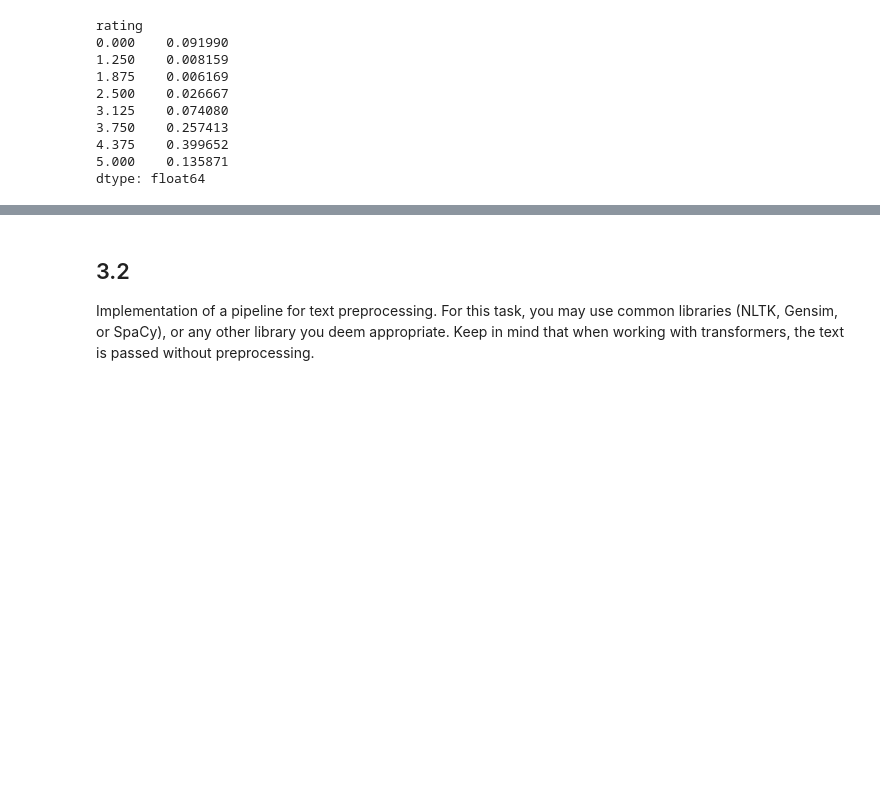
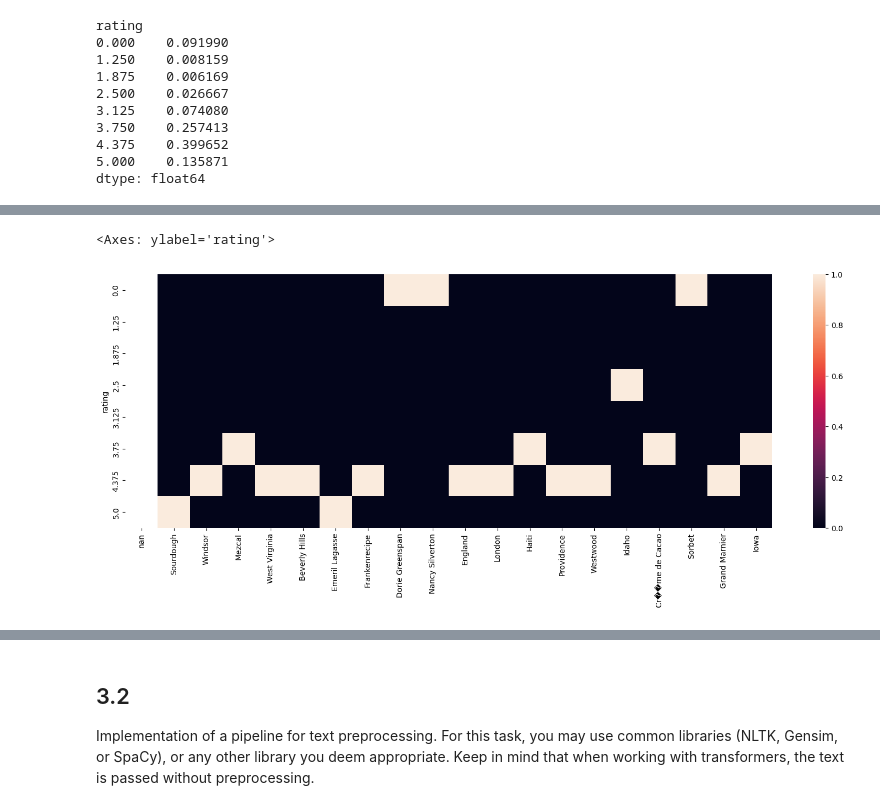
Before and after one commit to BenediktMehl/DataProcessingFinalProject, a Jupyter notebook: preprocessing.ipynb, the cells around one changed output, grey strips where cells are left out. Drawn from its saved outputs; the diff is of its cells as text; code cells hidden in the pictures; blank space fills up the shorter version.

```diff
--- a/preprocessing.ipynb
+++ b/preprocessing.ipynb
@@ -178,0 +184,7 @@ dtype: int64
+# %%
+display_columns = correlation.sort_values(by='count', ascending=True).head(20)
+plt.figure(figsize=(19, 6))
+sns.heatmap(relations[display_columns.index])
+# %% [output]
+<Axes: ylabel='rating'>
+[figure, added]
```
Also changed, not shown: parts of 53 cells of this notebook, 1 other file.
